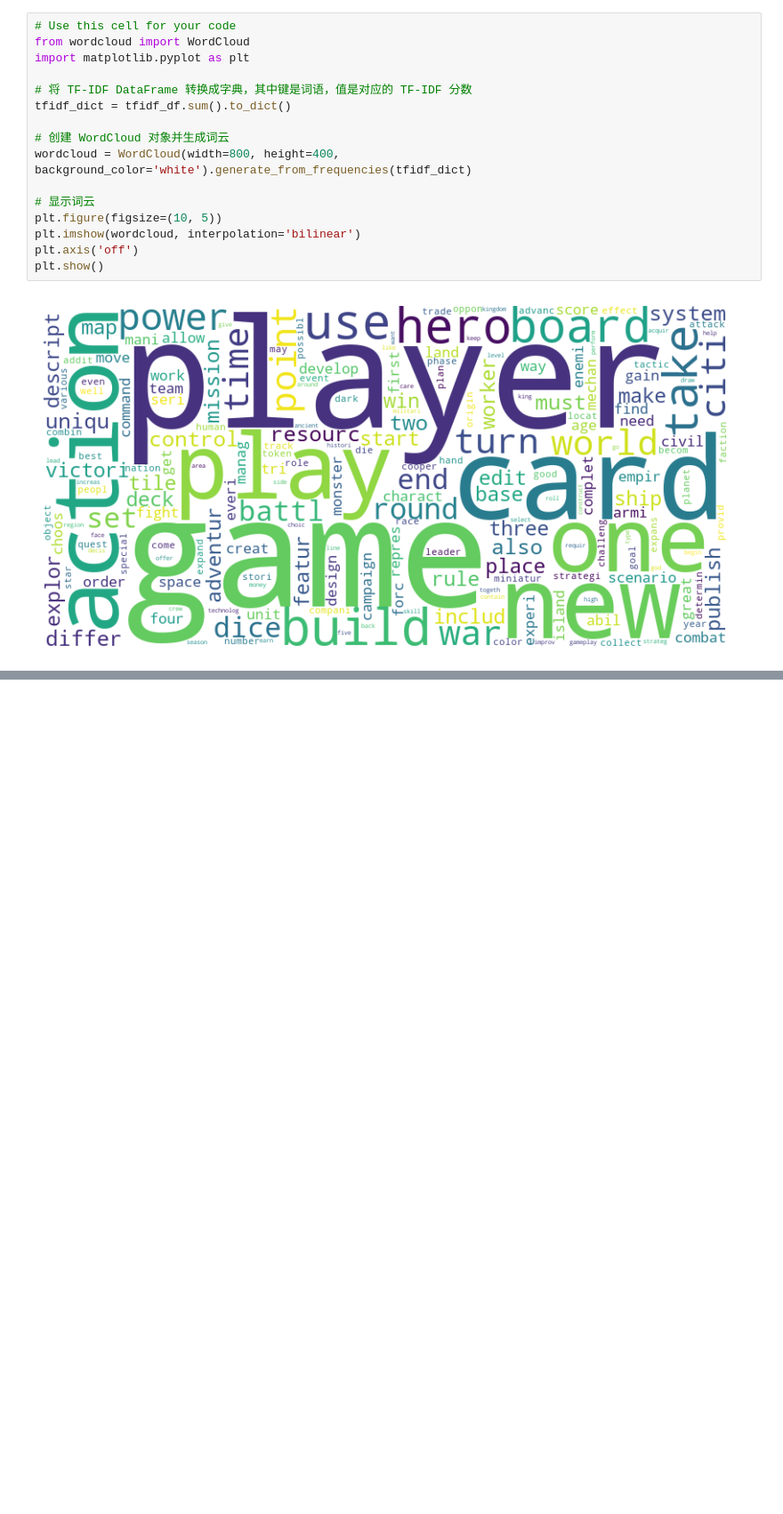
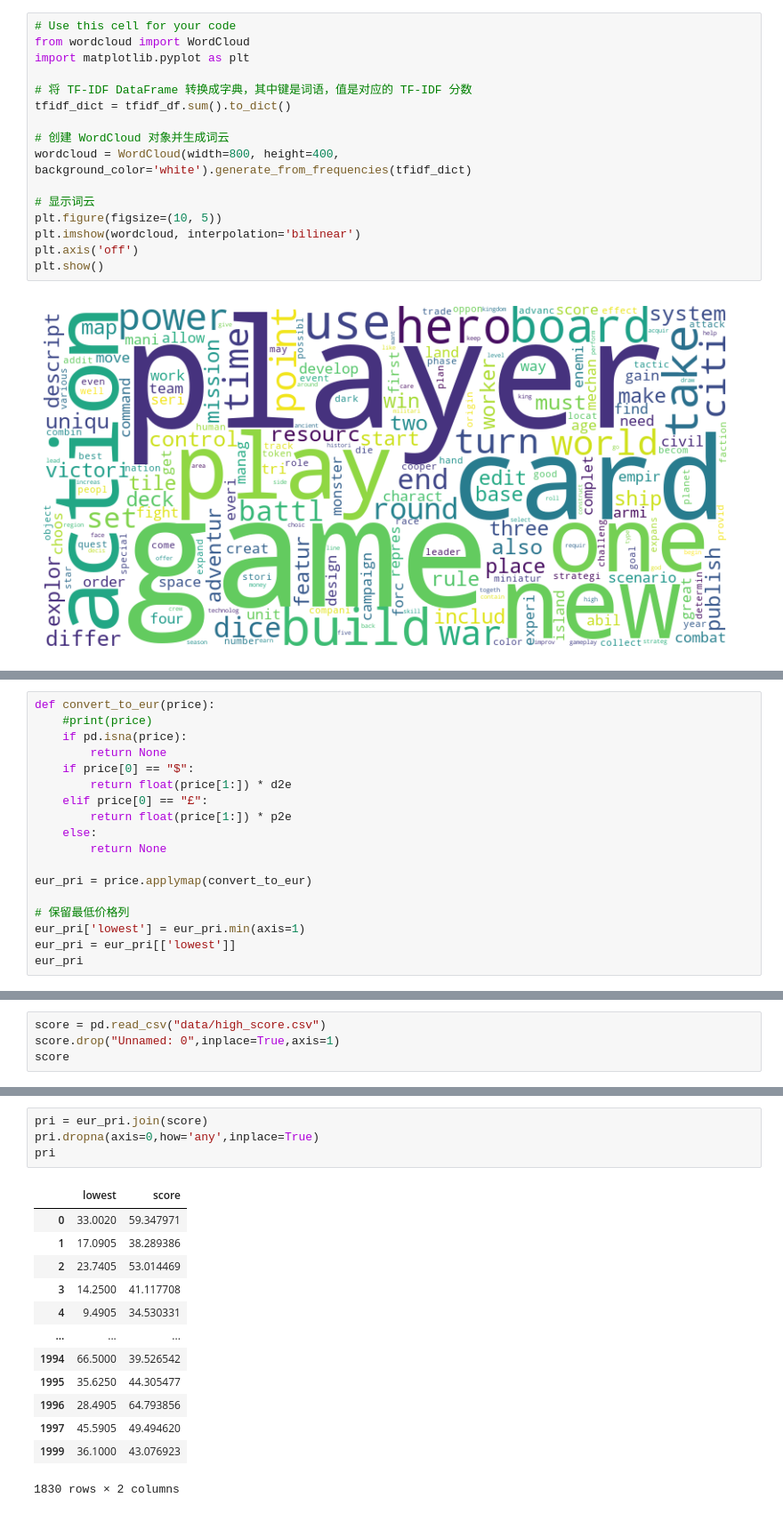
Before and after one commit to plexixx/Board-Game-Recommendator, a Jupyter notebook: description.ipynb, the cells around one changed output, grey strips where cells are left out. Shown at 89% size. Drawn from its saved outputs; the diff is of its cells as text; blank space fills up the shorter version.

```diff
--- a/description.ipynb
+++ b/description.ipynb
@@ -264,0 +444,18 @@ plt.show()
+# %%
+def convert_to_eur(price):
+    #print(price)
+    if pd.isna(price):
+        return None
+    if price[0] == "$":
+        return float(price[1:]) * d2e
+    elif price[0] == "£":
+        return float(price[1:]) * p2e
+    else:
+        return None
+
+eur_pri = price.applymap(convert_to_eur)
+
+# 保留最低价格列
+eur_pri['lowest'] = eur_pri.min(axis=1)
+eur_pri = eur_pri[['lowest']]
+eur_pri
@@ -264,0 +487,4 @@ plt.show()
+# %%
+score = pd.read_csv("data/high_score.csv")
+score.drop("Unnamed: 0",inplace=True,axis=1)
+score
@@ -264,0 +505,18 @@ plt.show()
+# %%
+pri = eur_pri.join(score)
+pri.dropna(axis=0,how='any',inplace=True)
+pri
+# %% [output]
+|  | lowest | score |
+| 0 | 33.0020 | 59.347971 |
+| 1 | 17.0905 | 38.289386 |
+| 2 | 23.7405 | 53.014469 |
+| 3 | 14.2500 | 41.117708 |
+| 4 | 9.4905 | 34.530331 |
+| ... | ... | ... |
+| 1994 | 66.5000 | 39.526542 |
+| 1995 | 35.6250 | 44.305477 |
+| 1996 | 28.4905 | 64.793856 |
+| 1997 | 45.5905 | 49.494620 |
+| 1999 | 36.1000 | 43.076923 |
+1830 rows × 2 columns
```
Also changed, not shown: parts of 15 cells of this notebook.
